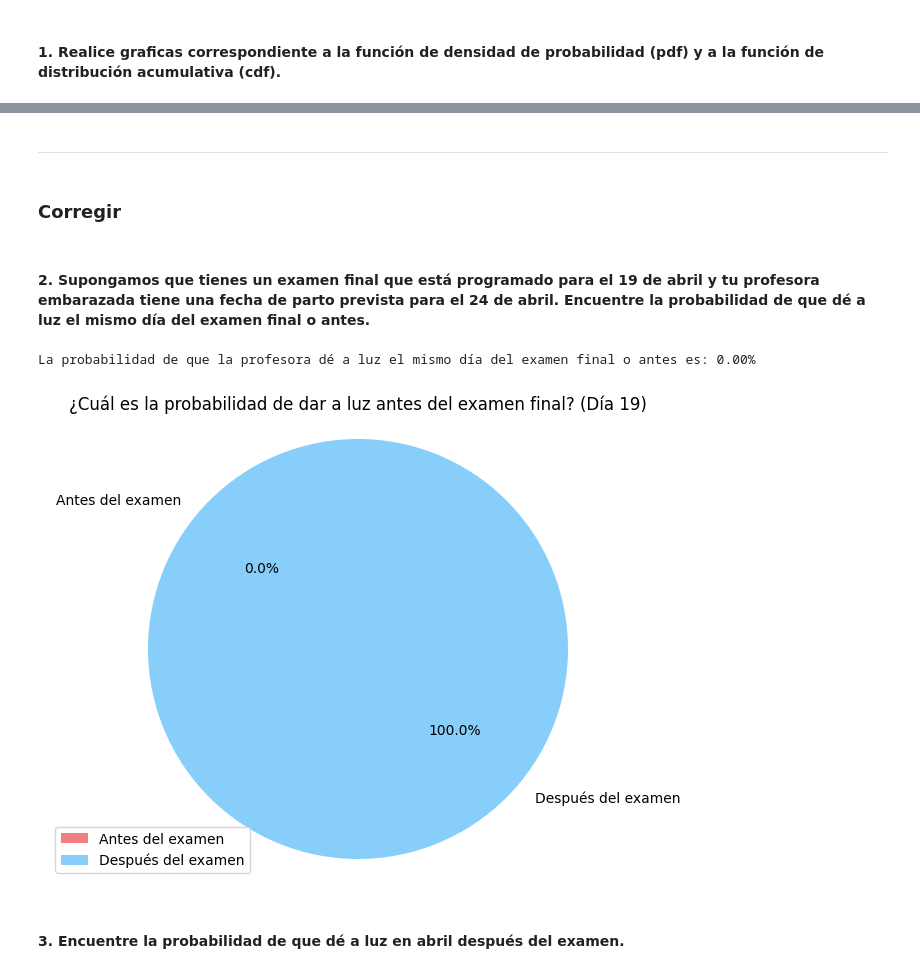
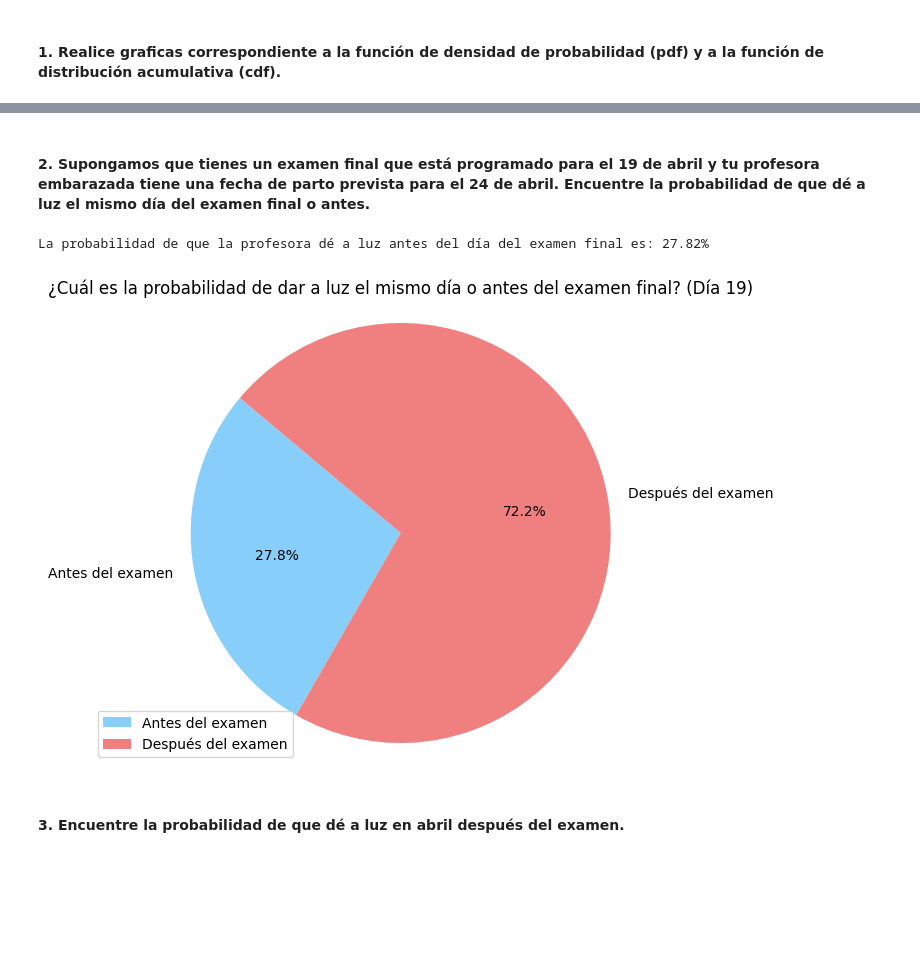
Before and after one commit to DCajiao/Distribuciones-de-Probabilidad, a Jupyter notebook: notebooks/pregunta3.ipynb, the cells around one changed output, grey strips where cells are left out. Saved outputs shown, nothing was run; the diff lists cells and outputs as text; code cells hidden in the pictures; blank space fills up the shorter version.

```diff
--- a/notebooks/pregunta3.ipynb
+++ b/notebooks/pregunta3.ipynb
@@ -67,7 +67,3 @@ graficar_funcion(x, cdf, 'Función de Distribución Acumulativa (CDF)', 'Días d
-# %% [markdown]
-------
-# %% [markdown]
-### Corregir
 # %% [markdown]
 #### 2.  Supongamos que tienes un examen final que está programado para el 19 de abril y tu profesora embarazada tiene una fecha de parto prevista para el 24 de abril. Encuentre la probabilidad de que dé a luz el mismo día del examen final o antes.
 # %%
@@ -86,13 +82,11 @@ def probabilidad_parto_antes_examen(mu: float, sigma: float, fecha_examen: int)
     Returns:
         float: Probabilidad de parto antes del examen final en forma de porcentaje.
     """
-    # Calcular la probabilidad acumulada hasta la fecha del examen
-    probabilidad = norm.cdf(fecha_examen, mu, sigma)
+    # Calcular la probabilidad de que la profesora dé a luz en o antes de 275 días de gestación
+    dias_hasta_parto_anticipado = 275  # 280 días - 5 días antes
+    probabilidad_antes_examen = norm.cdf(dias_hasta_parto_anticipado, mu, sigma)
 
-    # Convertir la probabilidad a porcentaje con dos decimales de precisión
-    probabilidad_porcentaje = probabilidad * 100
-
-    return probabilidad_porcentaje
+    return probabilidad_antes_examen
 
 def graficar_probabilidad(probabilidad: float, fecha_examen: int):
     """
@@ -100,41 +94,42 @@ def graficar_probabilidad(probabilidad: float, fecha_examen: int):
 
     Args:
         probabilidad (float): Probabilidad de parto antes del examen final en forma de porcentaje.
         fecha_examen (int): Día del examen final.
     """
     # Calcular el porcentaje restante para representar la probabilidad de no dar a luz antes del examen
+    probabilidad *= 100
     probabilidad_no_parto = 100 - probabilidad
 
     # Etiquetas para la gráfica
     etiquetas = ['Antes del examen', 'Después del examen']
 
     # Datos para la gráfica
     valores = [probabilidad, probabilidad_no_parto]
 
     # Crear la gráfica de torta
     plt.figure(figsize=(8, 6))
-    colores = ['lightcoral', 'lightskyblue']
+    colores = ['lightskyblue', 'lightcoral']
     plt.pie(valores, labels=etiquetas, colors=colores, autopct='%1.1f%%', startangle=140)
-    plt.legend(loc="lower left", labels=etiquetas)# Agregar una leyenda que muestre qué color corresponde a cada categoría
-    plt.title('¿Cuál es la probabilidad de dar a luz antes del examen final? (Día {})'.format(fecha_examen))
+    plt.legend(loc="lower left", labels=etiquetas)
+    plt.title('¿Cuál es la probabilidad de dar a luz el mismo día o antes del examen final? (Día {})'.format(fecha_examen))
     plt.axis('equal')
     plt.show()
 
 # Parámetros de la distribución normal
 mu = 280  # Media
 sigma = 8.5  # Desviación estándar
 fecha_examen = 19  # Día del examen final
 
 # Calcular la probabilidad de parto antes del examen final
-probabilidad = probabilidad_parto_antes_examen(mu, sigma, fecha_examen)
+probabilidad_antes = probabilidad_parto_antes_examen(mu, sigma, fecha_examen)
 
-# Imprimir el resultado de la probabilidad en porcentaje y la explicación
-print("La probabilidad de que la profesora dé a luz el mismo día del examen final o antes es: {:.2f}%".format(probabilidad))
+# Imprimir el resultado de la probabilidad de tener el hijo antes de examen en porcentaje
+print("La probabilidad de que la profesora dé a luz antes del día del examen final es: {:.2f}%".format(probabilidad_antes*100))
 
 # Generar la gráfica de torta
-graficar_probabilidad(probabilidad, fecha_examen)
+graficar_probabilidad(probabilidad_antes, fecha_examen)
 # %% [output]
-La probabilidad de que la profesora dé a luz el mismo día del examen final o antes es: 0.00%
+La probabilidad de que la profesora dé a luz antes del día del examen final es: 27.82%
-[figure, old version]
+[figure, new version]
 # %% [markdown]
 #### 3.  Encuentre la probabilidad de que dé a luz en abril después del examen.
```
Also changed, not shown: parts of 4 cells of this notebook.
